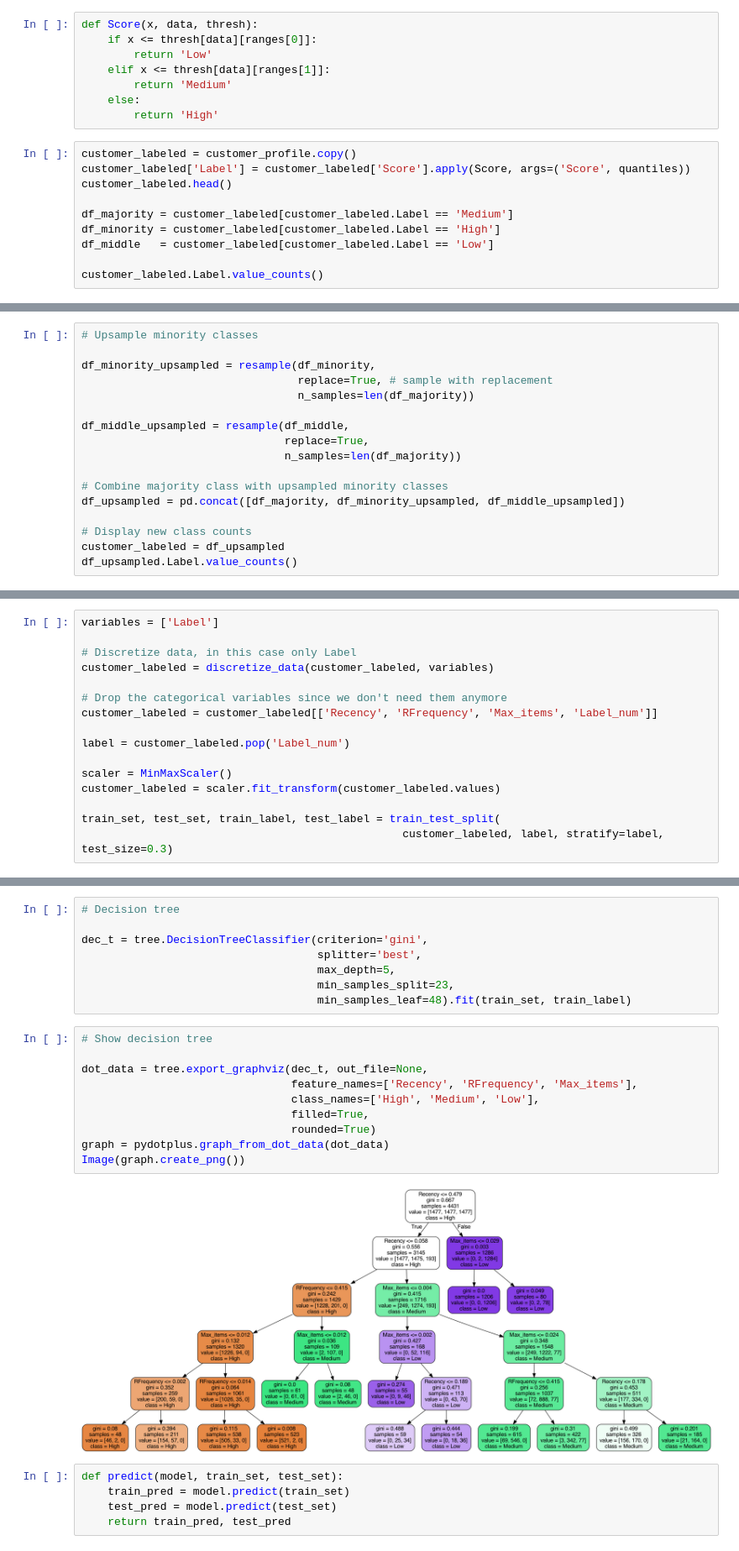
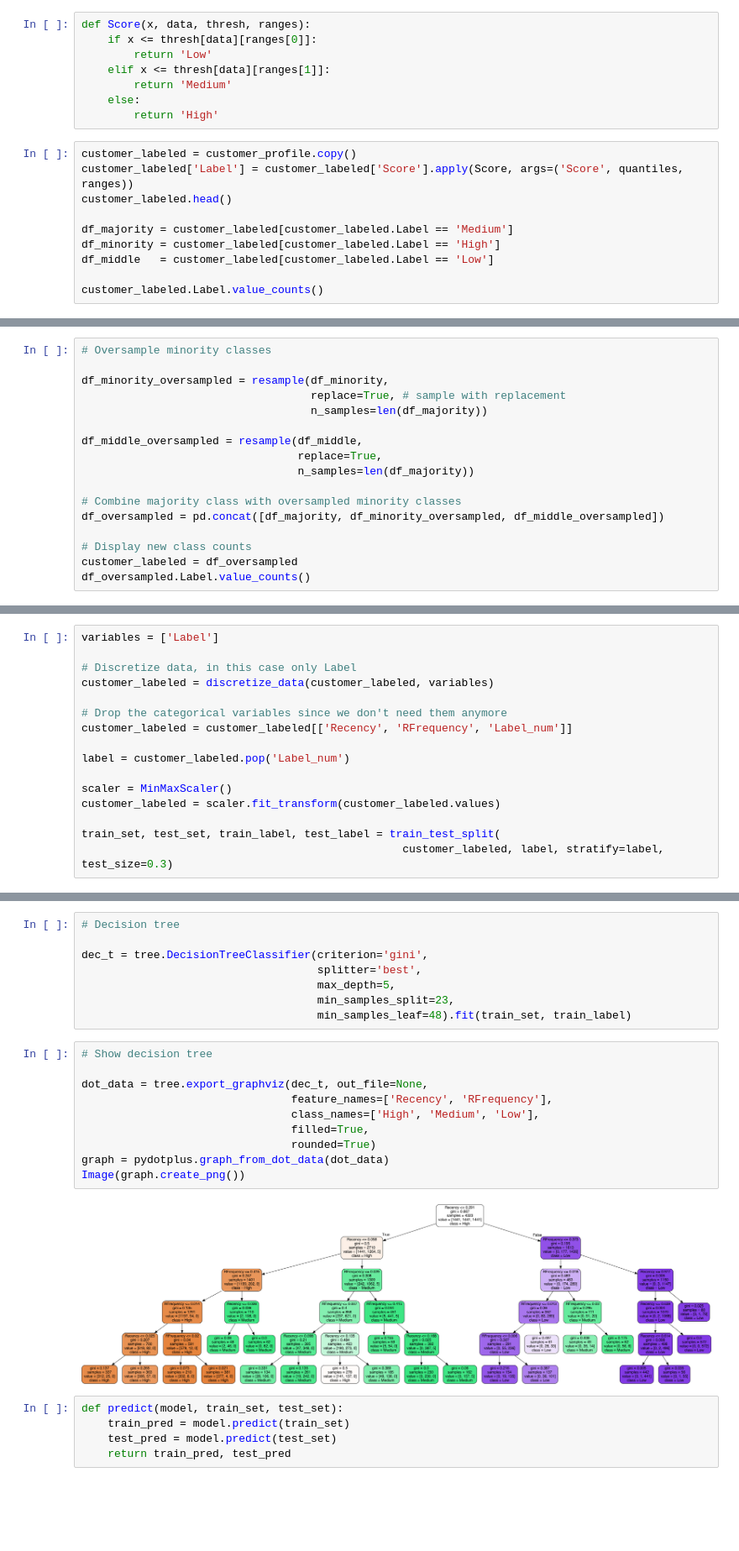
Before and after one commit to michelezoncheddu/data-mining-project, a Jupyter notebook: 3_Classification_statistical.ipynb, the cells around one changed output, grey strips where cells are left out. Shown at 84% size. Saved outputs shown, nothing was run; the diff lists cells and outputs as text; blank space fills up the shorter version.

```diff
--- a/3_Classification_statistical.ipynb
+++ b/3_Classification_statistical.ipynb
@@ -86,7 +75,7 @@ customer_profile['Score'] = (0.3 * customer_profile['MScore']
 ranges = [0.2, 0.7]
 quantiles = customer_profile.quantile(q=ranges)
 # %%
-def Score(x, data, thresh):
+def Score(x, data, thresh, ranges):
     if x <= thresh[data][ranges[0]]:
         return 'Low'
     elif x <= thresh[data][ranges[1]]:
@@ -95,7 +84,7 @@ def Score(x, data, thresh):
         return 'High'
 # %%
 customer_labeled = customer_profile.copy()
-customer_labeled['Label'] = customer_labeled['Score'].apply(Score, args=('Score', quantiles))
+customer_labeled['Label'] = customer_labeled['Score'].apply(Score, args=('Score', quantiles, ranges))
 customer_labeled.head()
 
 df_majority = customer_labeled[customer_labeled.Label == 'Medium']
@@ -125,20 +114,20 @@ plt.show()'''
 # %% [output]
 "fig = plt.figure()\nax = Axes3D(fig)\nax.scatter(customer_labeled['Delta'], customer_labeled['Recency'], customer_labeled['RMonetary'],\n           c=customer_labeled['Label_num'])\nax.set_xlabel('De ...
 # %%
-# Upsample minority classes
+# Oversample minority classes
 
-df_minority_upsampled = resample(df_minority,
-                                 replace=True, # sample with replacement
+df_minority_oversampled = resample(df_minority,
+                                   replace=True, # sample with replacement
+                                   n_samples=len(df_majority))
+
+df_middle_oversampled = resample(df_middle,
+                                 replace=True,
                                  n_samples=len(df_majority))
 
-df_middle_upsampled = resample(df_middle,
-                               replace=True,
-                               n_samples=len(df_majority))
-
-# Combine majority class with upsampled minority classes
-df_upsampled = pd.concat([df_majority, df_minority_upsampled, df_middle_upsampled])
+# Combine majority class with oversampled minority classes
+df_oversampled = pd.concat([df_majority, df_minority_oversampled, df_middle_oversampled])
 
 # Display new class counts
-customer_labeled = df_upsampled
-df_upsampled.Label.value_counts()
+customer_labeled = df_oversampled
+df_oversampled.Label.value_counts()
 # %% [output]
@@ -164,7 +153,7 @@ variables = ['Label']
 customer_labeled = discretize_data(customer_labeled, variables)
 
 # Drop the categorical variables since we don't need them anymore
-customer_labeled = customer_labeled[['Recency', 'RFrequency', 'Max_items', 'Label_num']]
+customer_labeled = customer_labeled[['Recency', 'RFrequency', 'Label_num']]
 
 label = customer_labeled.pop('Label_num')
 
@@ -228,15 +217,15 @@ dec_t = tree.DecisionTreeClassifier(criterion='gini',
 # %%
 # Show decision tree
 
 dot_data = tree.export_graphviz(dec_t, out_file=None,
-                                feature_names=['Recency', 'RFrequency', 'Max_items'],
+                                feature_names=['Recency', 'RFrequency'],
                                 class_names=['High', 'Medium', 'Low'],
                                 filled=True,
                                 rounded=True)
 graph = pydotplus.graph_from_dot_data(dot_data)
 Image(graph.create_png())
 # %% [output]
-[figure, old version]
+[figure, new version]
 # %%
 def predict(model, train_set, test_set):
     train_pred = model.predict(train_set)
```
Also changed, not shown: parts of 26 cells of this notebook.
